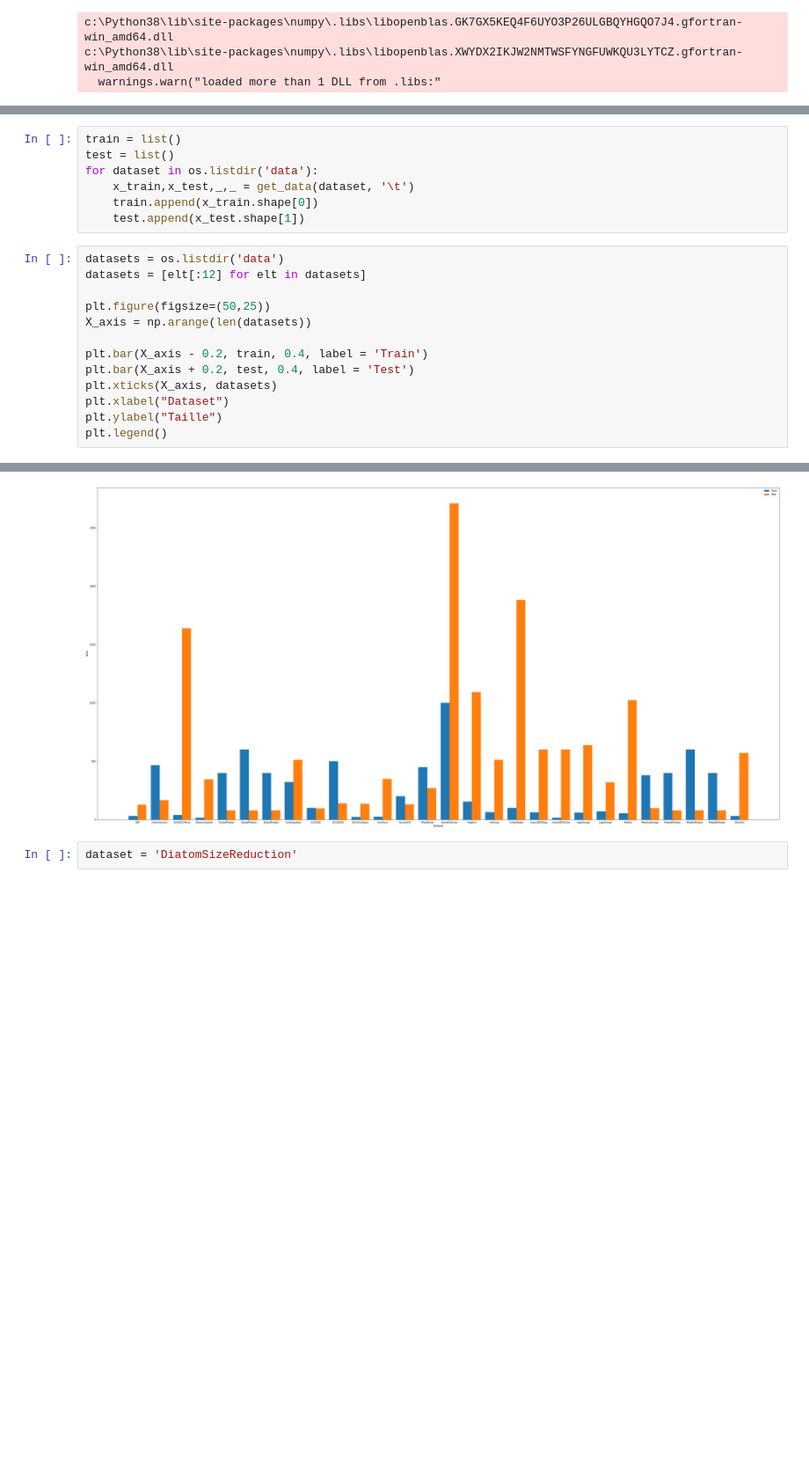
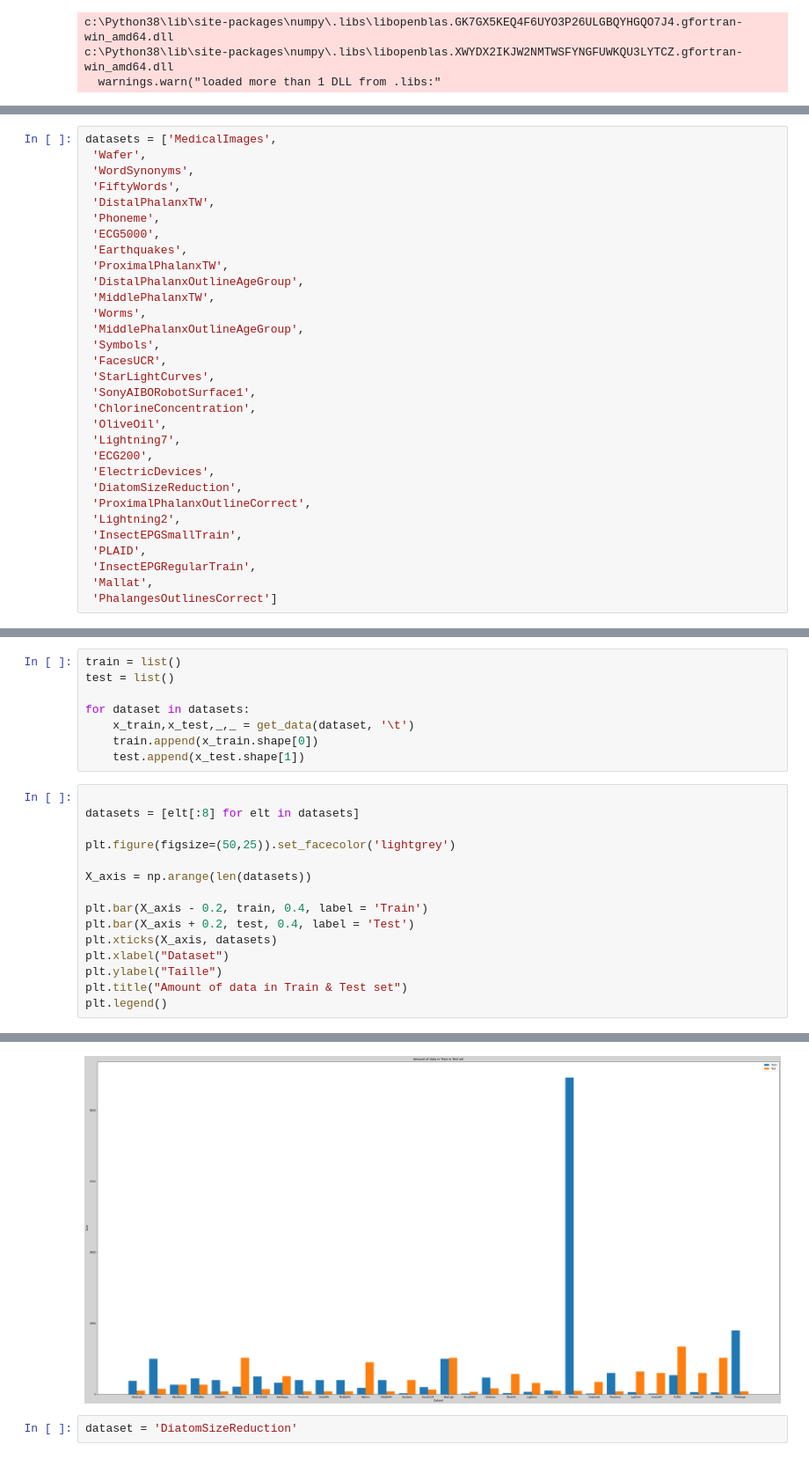
Before and after one commit to DorianJoubaud/ImbalancedTimeSeriesClassification, a Jupyter notebook: Notebook_Classification.ipynb, the cells around one changed output, grey strips where cells are left out. Shown at 88% size. Cells and saved outputs as stored; diff of their text form; blank space fills up the shorter version.

```diff
--- a/Notebook_Classification.ipynb
+++ b/Notebook_Classification.ipynb
@@ -12,0 +15,31 @@ c:\Python38\lib\site-packages\numpy\.libs\libopenblas.XWYDX2IKJW2NMTWSFYNGFUWKQU
+# %%
+datasets = ['MedicalImages',
+ 'Wafer',
+ 'WordSynonyms',
+ 'FiftyWords',
+ 'DistalPhalanxTW',
+ 'Phoneme',
+ 'ECG5000',
+ 'Earthquakes',
+ 'ProximalPhalanxTW',
+ 'DistalPhalanxOutlineAgeGroup',
+ 'MiddlePhalanxTW',
+ 'Worms',
+ 'MiddlePhalanxOutlineAgeGroup',
+ 'Symbols',
+ 'FacesUCR',
+ 'StarLightCurves',
+ 'SonyAIBORobotSurface1',
+ 'ChlorineConcentration',
+ 'OliveOil',
+ 'Lightning7',
+ 'ECG200',
+ 'ElectricDevices',
+ 'DiatomSizeReduction',
+ 'ProximalPhalanxOutlineCorrect',
+ 'Lightning2',
+ 'InsectEPGSmallTrain',
+ 'PLAID',
+ 'InsectEPGRegularTrain',
+ 'Mallat',
+ 'PhalangesOutlinesCorrect']
@@ -13,26 +50,29 @@ c:\Python38\lib\site-packages\numpy\.libs\libopenblas.XWYDX2IKJW2NMTWSFYNGFUWKQU
 # %%
 train = list()
 test = list()
-for dataset in os.listdir('data'):
+
+for dataset in datasets:
     x_train,x_test,_,_ = get_data(dataset, '\t')
     train.append(x_train.shape[0])
     test.append(x_test.shape[1])
 # %%
-datasets = os.listdir('data')
-datasets = [elt[:12] for elt in datasets]
 
-plt.figure(figsize=(50,25))
+datasets = [elt[:8] for elt in datasets]
+
+plt.figure(figsize=(50,25)).set_facecolor('lightgrey')
+
 X_axis = np.arange(len(datasets))
 
 plt.bar(X_axis - 0.2, train, 0.4, label = 'Train')
 plt.bar(X_axis + 0.2, test, 0.4, label = 'Test')
 plt.xticks(X_axis, datasets)
 plt.xlabel("Dataset")
 plt.ylabel("Taille")
+plt.title("Amount of data in Train & Test set")
 plt.legend()
 # %% [output]
 <matplotlib.legend.Legend at 0x...>
-[figure, old version]
+[figure, new version]
 # %%
 dataset = 'DiatomSizeReduction'
 # %%
```
Also changed, not shown: parts of 33 cells of this notebook, 47 other files.
